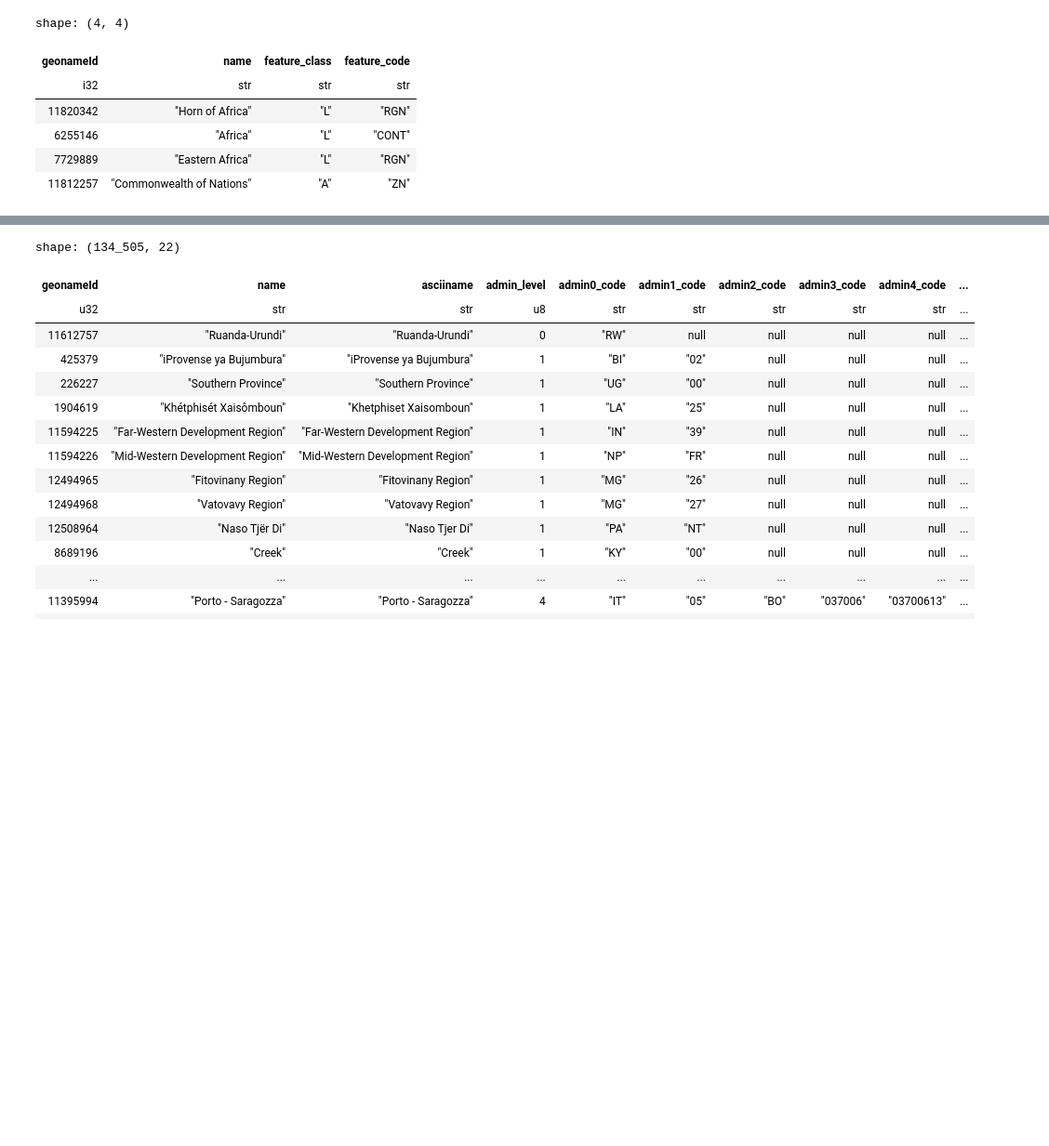
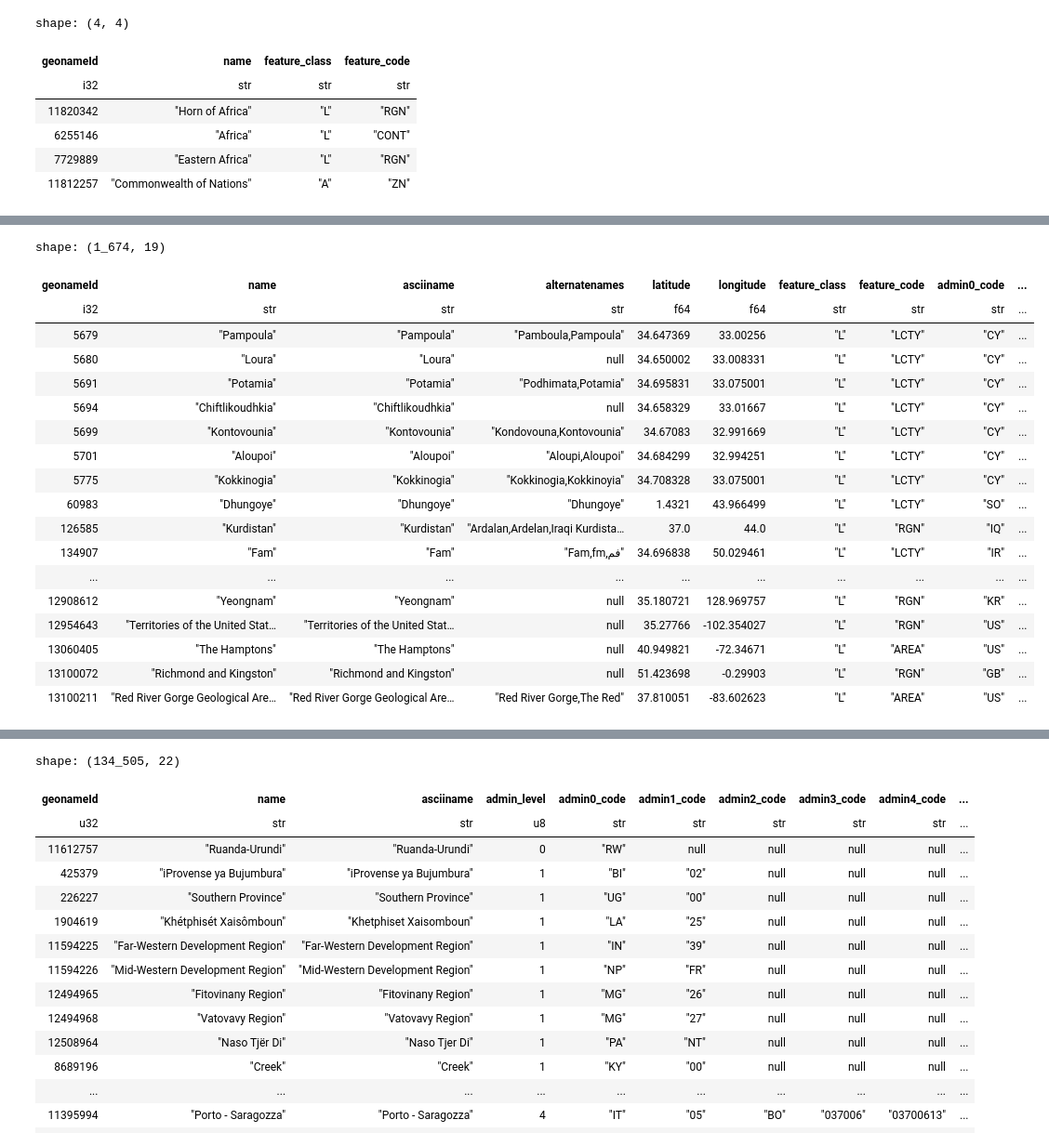
Before and after one commit to SamBroomy/heisenberg, a Jupyter notebook: test.ipynb, the cells around one changed output, grey strips where cells are left out. Shown at 93% size. Saved outputs shown, nothing was run; the diff lists cells and outputs as text; code cells hidden in the pictures; blank space fills up the shorter version.

```diff
--- a/test.ipynb
+++ b/test.ipynb
@@ -1103,0 +1426,22 @@ df = con.table("hierarchy").pl().select(pl.col("parentId").append(pl.col("childI
+# %%
+df.filter(feature_class="L")
+# %% [output]
+shape: (1_674, 19)
+| geonameId | name | asciiname | alternatenames | latitude | longitude | feature_class | feature_code | admin0_code | ... |
+| i32 | str | str | str | f64 | f64 | str | str | str | ... |
+| 5679 | "Pampoula" | "Pampoula" | "Pamboula,Pampoula" | 34.647369 | 33.00256 | "L" | "LCTY" | "CY" | ... |
+| 5680 | "Loura" | "Loura" | null | 34.650002 | 33.008331 | "L" | "LCTY" | "CY" | ... |
+| 5691 | "Potamia" | "Potamia" | "Podhimata,Potamia" | 34.695831 | 33.075001 | "L" | "LCTY" | "CY" | ... |
+| 5694 | "Chiftlikoudhkia" | "Chiftlikoudhkia" | null | 34.658329 | 33.01667 | "L" | "LCTY" | "CY" | ... |
+| 5699 | "Kontovounia" | "Kontovounia" | "Kondovouna,Kontovounia" | 34.67083 | 32.991669 | "L" | "LCTY" | "CY" | ... |
+| 5701 | "Aloupoi" | "Aloupoi" | "Aloupi,Aloupoi" | 34.684299 | 32.994251 | "L" | "LCTY" | "CY" | ... |
+| 5775 | "Kokkinogia" | "Kokkinogia" | "Kokkinogia,Kokkinoyia" | 34.708328 | 33.075001 | "L" | "LCTY" | "CY" | ... |
+| 60983 | "Dhungoye" | "Dhungoye" | "Dhungoye" | 1.4321 | 43.966499 | "L" | "LCTY" | "SO" | ... |
+| 126585 | "Kurdistan" | "Kurdistan" | "Ardalan,Ardelan,Iraqi Kurdista… | 37.0 | 44.0 | "L" | "RGN" | "IQ" | ... |
+| 134907 | "Fam" | "Fam" | "Fam,fm,فم" | 34.696838 | 50.029461 | "L" | "LCTY" | "IR" | ... |
+| ... | ... | ... | ... | ... | ... | ... | ... | ... | ... |
+| 12908612 | "Yeongnam" | "Yeongnam" | null | 35.180721 | 128.969757 | "L" | "RGN" | "KR" | ... |
+| 12954643 | "Territories of the United Stat… | "Territories of the United Stat… | null | 35.27766 | -102.354027 | "L" | "RGN" | "US" | ... |
+| 13060405 | "The Hamptons" | "The Hamptons" | null | 40.949821 | -72.34671 | "L" | "AREA" | "US" | ... |
+| 13100072 | "Richmond and Kingston" | "Richmond and Kingston" | null | 51.423698 | -0.29903 | "L" | "RGN" | "GB" | ... |
+| 13100211 | "Red River Gorge Geological Are… | "Red River Gorge Geological Are… | "Red River Gorge,The Red" | 37.810051 | -83.602623 | "L" | "AREA" | "US" | ... |
```
Also changed, not shown: parts of 19 cells of this notebook, 3 other files.
